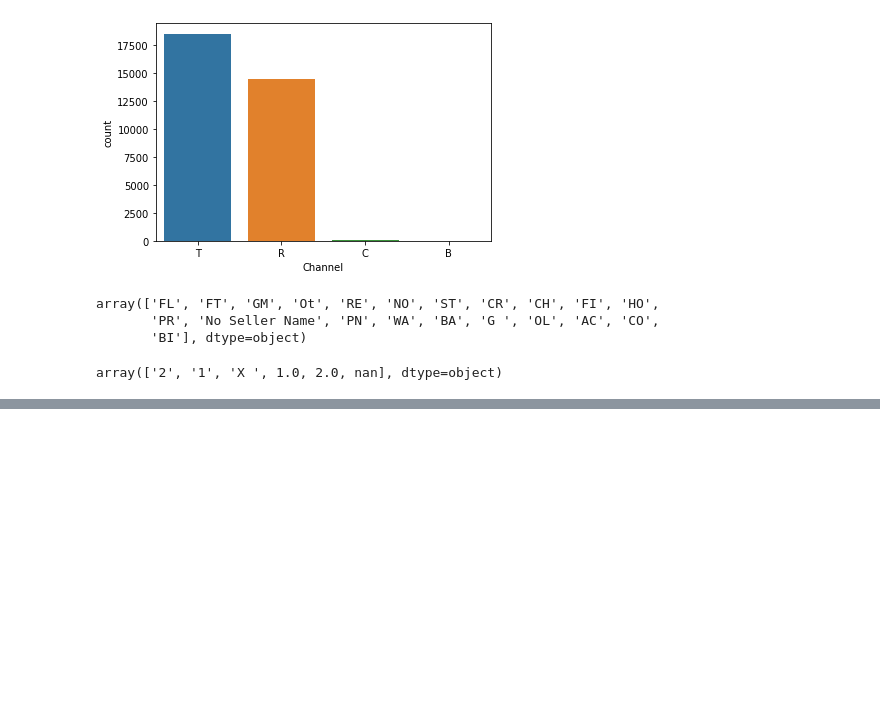
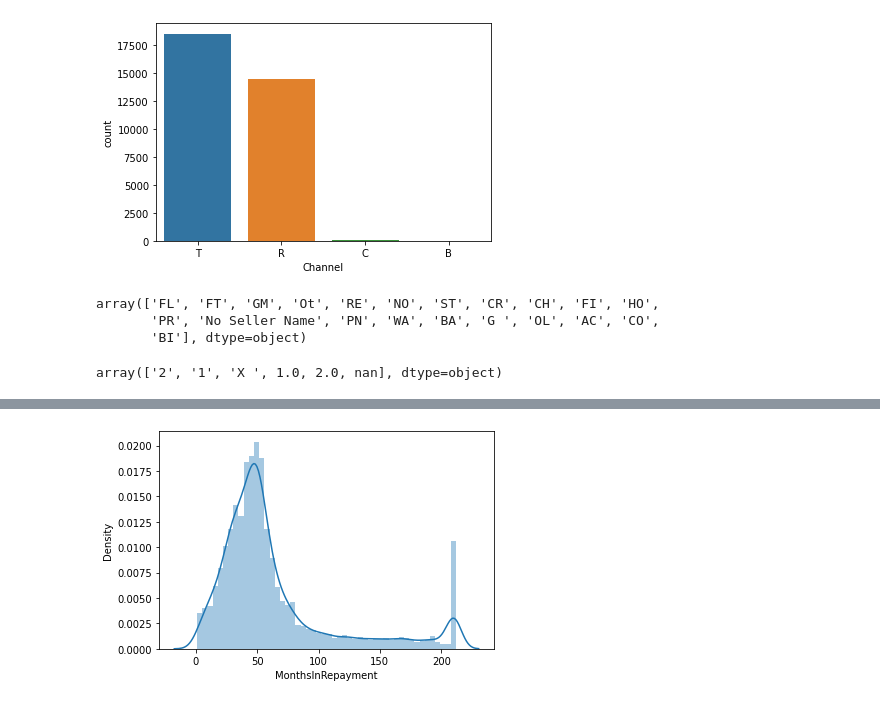
Before and after one commit to SamarHamdy/Train.csv, a Jupyter notebook: FinalProj_Samar.ipynb, the cells around one changed output, grey strips where cells are left out. Cells and saved outputs as stored; diff of their text form; code cells hidden in the pictures; blank space fills up the shorter version.

```diff
--- a/FinalProj_Samar.ipynb
+++ b/FinalProj_Samar.ipynb
@@ -330,0 +339,5 @@ Loan_data['SellerName'].value_counts(normalize=True).plot.bar(figsize=(20,10), t
+# %%
+sns.distplot(Loan_data['MonthsInRepayment'])
+plt.show()
+# %% [output]
+[figure, added]
```
Also changed, not shown: parts of 2 cells of this notebook.
